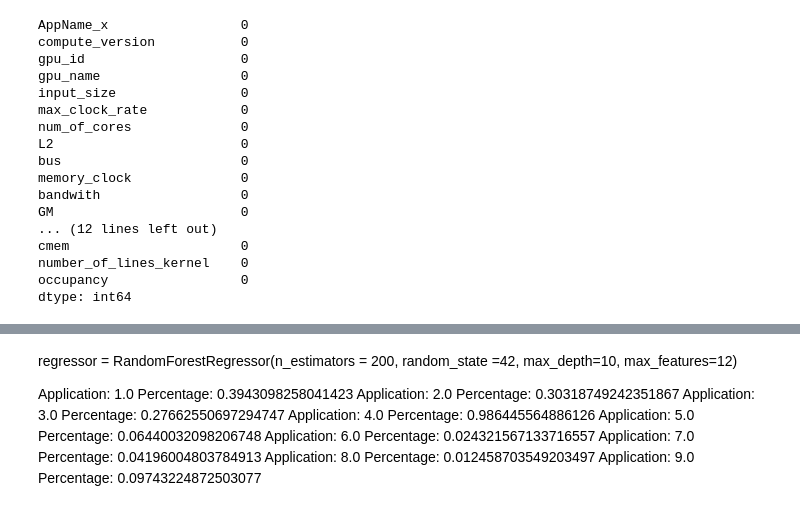
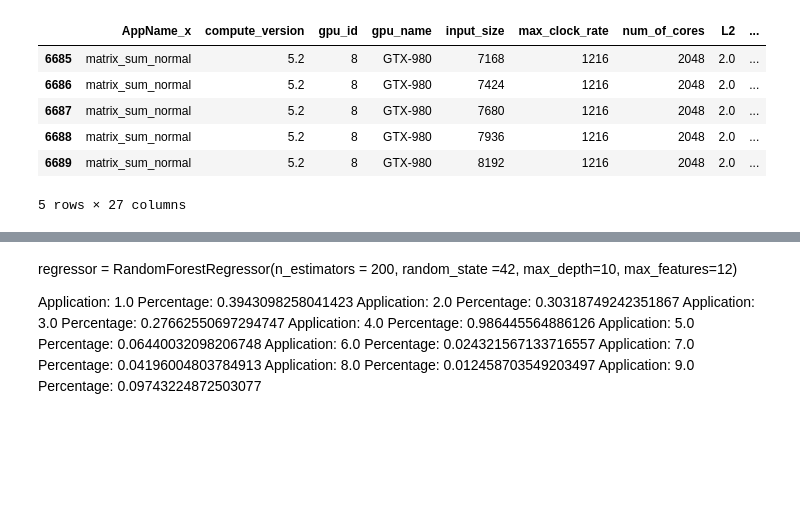
Before and after one commit to luanrsiqueira/cuda_project, a Jupyter notebook: random_Forest.ipynb, the cells around one changed output, grey strips where cells are left out. Cells and saved outputs as stored; diff of their text form; code cells hidden in the pictures; blank space fills up the shorter version.

```diff
--- a/random_Forest.ipynb
+++ b/random_Forest.ipynb
@@ -5,32 +5,23 @@ import matplotlib as plt
 # %%
 df1 = pd.read_csv('./dataset_02_11.csv', sep=',')
 #df1 = pd.read_csv('./teste_02_11.csv', sep=',')
 #df1.dtypes
 #df1 = df1[['compute_version','registers','smem','cmem','num_of_cores','L2','bandwith','theoretical_flops','AppId','number_of_lines_kernel','occupancy','input_size','duration','block_x']]
 #df1 = df1[['compute_version','registers','smem','cmem','AppId','number_of_lines_kernel','occupancy','duration','block_x']]
 #df1.dtypes
 #df1 = pd.read_csv('./da.csv', sep=',', names=['null','AppName','block_x','compute_version','registers','smem','cmem', 'number_of_lines_kernel','occupancy','AppId'])
 #df1 = df1.drop(columns= ["null"], axis = 1)
 #df1['AppId'].unique()
-df1.isnull().sum()
+#df1.isnull().sum()
+df1[df1['AppId'] == 5].tail()
 # %% [output]
+|  | AppName_x | compute_version | gpu_id | gpu_name | input_size | max_clock_rate | num_of_cores | L2 | ... |
+| 6685 | matrix_sum_normal | 5.2 | 8 | GTX-980 | 7168 | 1216 | 2048 | 2.0 | ... |
+| 6686 | matrix_sum_normal | 5.2 | 8 | GTX-980 | 7424 | 1216 | 2048 | 2.0 | ... |
+| 6687 | matrix_sum_normal | 5.2 | 8 | GTX-980 | 7680 | 1216 | 2048 | 2.0 | ... |
+| 6688 | matrix_sum_normal | 5.2 | 8 | GTX-980 | 7936 | 1216 | 2048 | 2.0 | ... |
+| 6689 | matrix_sum_normal | 5.2 | 8 | GTX-980 | 8192 | 1216 | 2048 | 2.0 | ... |
-AppName_x                 0
-compute_version           0
-gpu_id                    0
-gpu_name                  0
-input_size                0
-max_clock_rate            0
-num_of_cores              0
-L2                        0
-bus                       0
-memory_clock              0
-bandwith                  0
-GM                        0
-... (12 lines left out)
-cmem                      0
-number_of_lines_kernel    0
-occupancy                 0
-dtype: int64
+5 rows × 27 columns
 # %%
 #df1 = df[['AppName','compute_version','registers','smem','cmem','gpu_id','gpu_name','l1_cache_used','max_clock_rate','num_of_cores','L2','bus','memory_clock','bandwith','GM','num_sm','num_cores_sm','theoretical_flops','AppId','number_of_lines_kernel','occupancy','input_size', 'duration','grid_x','grid_y','block_x','block_y']]
 #df1 = df[['AppName','compute_version','registers','smem','cmem','gpu_id','gpu_name','max_clock_rate','num_of_cores','L2','bus','memory_clock','bandwith','GM','num_sm','num_cores_sm','theoretical_flops','AppId','number_of_lines_kernel','occupancy','duration','grid_x','grid_y','block_x','block_y']]
```
Also changed, not shown: parts of 8 cells of this notebook, 4 other files.
